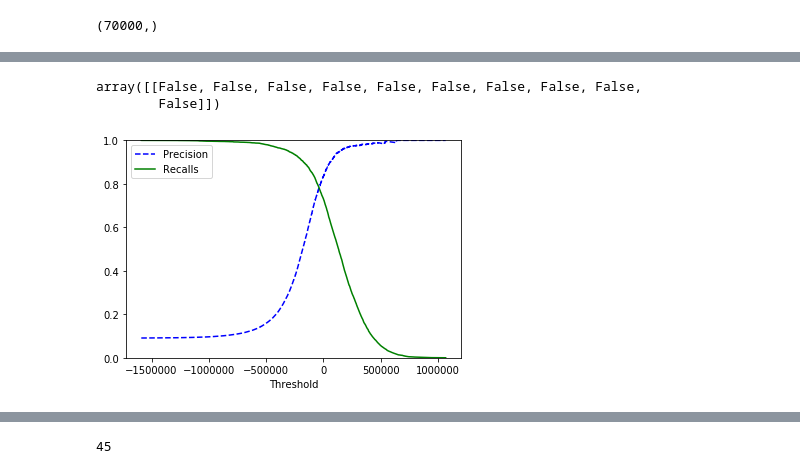
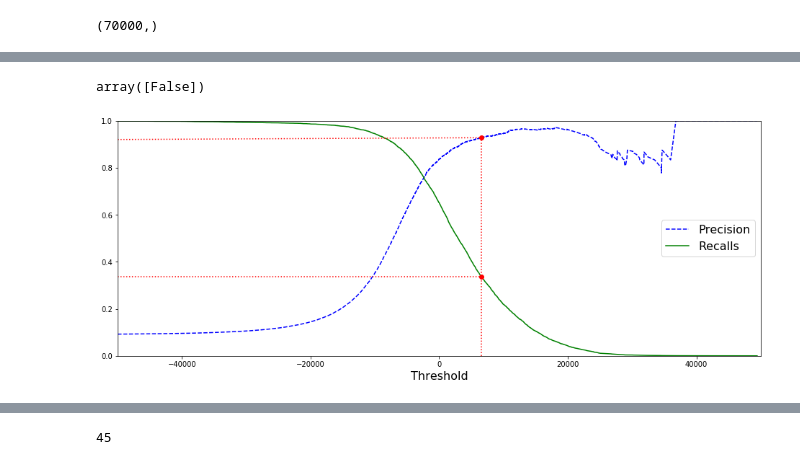
Before and after one commit to BurakcanK/BookSolutions, a Jupyter notebook: HandsOnMLwithScikitTensorflow/Chapter3/mnist.ipynb, the cells around one changed output, grey strips where cells are left out. Cells and saved outputs as stored; diff of their text form; code cells hidden in the pictures.

```diff
--- a/HandsOnMLwithScikitTensorflow/Chapter3/mnist.ipynb
+++ b/HandsOnMLwithScikitTensorflow/Chapter3/mnist.ipynb
@@ -12,8 +14,9 @@ import pickle
 # %%
 # read the mnist data
-with open('mnist_data.pickle', 'rb') as f:
+with open("mnist_data.pkl", "rb") as f:
     mnist = pickle.load(f)
 
-X, y = mnist['data'], mnist['target']
+print(mnist.keys())
+X, y = mnist["data"], mnist["target"]
 X.shape
 # %% [output]
@@ -43,0 +47,6 @@ y[36000]
+# %%
+import numpy as np
+
+# cast labels to integers
+y = y.astype(np.uint8)
+y[0]
@@ -44,9 +55,4 @@ y[36000]
 # %%
 # create train and test sets (mnist is already splitted as 60000:10000)
+# no need to shuffle as mnist data is already shuffled
 X_train, X_test, y_train, y_test = X[:60000], X[60000:], y[:60000], y[60000:]
-
-import numpy as np
-
-# shuffle the training set
-shuffle_index = np.random.permutation(60000)
-X_train, y_train = X_train[shuffle_index], y_train[shuffle_index]
@@ -58,6 +66,6 @@ y_test_5 = (y_test == 5)
 from sklearn.linear_model import SGDClassifier
 
 sgd_clf = SGDClassifier(random_state=42)
-sgd_clf.fit(X_train, y_train)
+sgd_clf.fit(X_train, y_train_5)
 # %% [output]
 SGDClassifier(alpha=0.0001, average=False, class_weight=None,
@@ -156,8 +177,8 @@ array([[False, False, False, False, False,  True, False, False, False,
 # %%
-threshold = 200000
+# raise the threshold
+threshold = 8000
 y_some_digit_pred = (y_scores > threshold)
 y_some_digit_pred
 # %% [output]
-array([[False, False, False, False, False, False, False, False, False,
-        False]])
+array([False])
 # %%
@@ -169,13 +191,19 @@ from sklearn.metrics import precision_recall_curve
 precisions, recalls, thresholds = precision_recall_curve(y_train_5, y_scores)
 # %%
 def plot_precision_recall_vs_threshold(precisions, recalls, thresholds):
-    plt.plot(thresholds, precisions[:-1], 'b--', label='Precision')
-    plt.plot(thresholds, recalls[:-1], 'g-', label='Recalls')
-    plt.xlabel('Threshold')
-    plt.legend(loc='upper left')
-    plt.ylim([0, 1])
+    plt.plot(thresholds, precisions[:-1], "b--", label="Precision")
+    plt.plot(thresholds, recalls[:-1], "g-", label="Recalls")
+    plt.xlabel("Threshold", fontsize=16)
+    plt.legend(loc="center right", fontsize=16)
+    plt.axis([-50000, 50000, 0, 1])
 
+plt.figure(figsize=(16, 6))
 plot_precision_recall_vs_threshold(precisions, recalls, thresholds)
+plt.plot([6551, 6551], [0., 0.9277], "r:")
+plt.plot([-50000, 6551], [0.92, 0.9277], "r:")
+plt.plot([-50000, 6551], [0.3364, 0.3364], "r:")
+plt.plot([6551], [0.9277], "ro")
+plt.plot([6551], [0.3364], "ro")
 plt.show()
 # %% [output]
-[figure, old version]
+[figure, new version]
```
Also changed, not shown: parts of 70 cells of this notebook, 2 other files.
